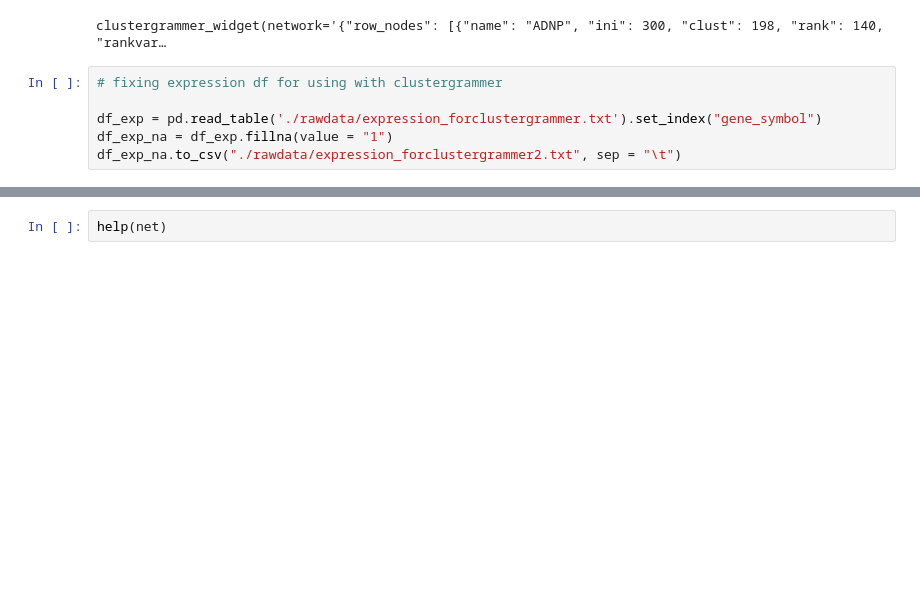
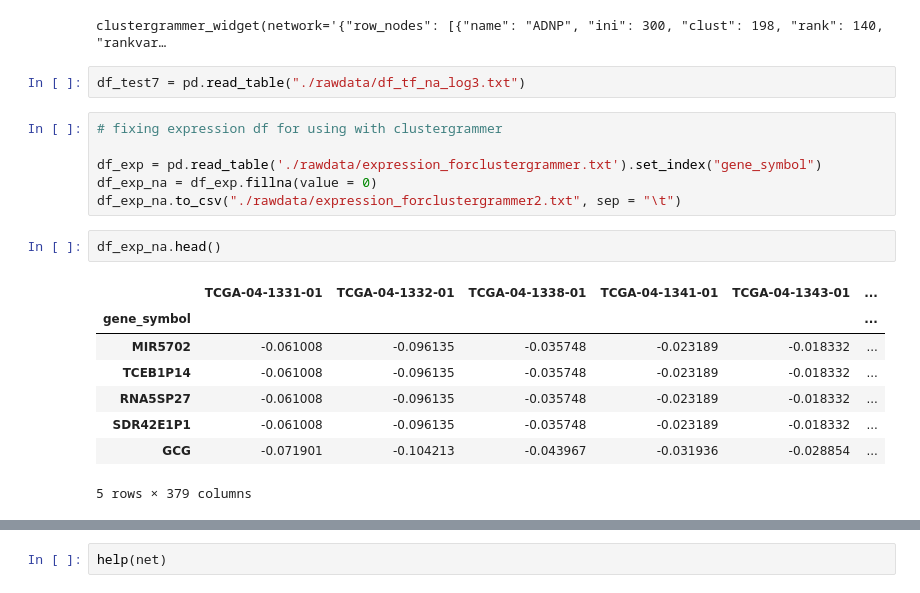
Before and after one commit to hfreid17/ovarian-cancer, a Jupyter notebook: pipeline/notebooks/Clustergrammer.ipynb, the cells around one changed output, grey strips where cells are left out. Drawn from its saved outputs; the diff is of its cells as text; blank space fills up the shorter version.

```diff
--- a/pipeline/notebooks/Clustergrammer.ipynb
+++ b/pipeline/notebooks/Clustergrammer.ipynb
@@ -24,12 +24,25 @@ net.cluster(enrichrgram=True)
 net.widget()
 # %% [output]
 clustergrammer_widget(network='{"row_nodes": [{"name": "ADNP", "ini": 300, "clust": 198, "rank": 140, "rankvar…
+# %%
+df_test7 = pd.read_table("./rawdata/df_tf_na_log3.txt")
 # %%
 # fixing expression df for using with clustergrammer
 
 df_exp = pd.read_table('./rawdata/expression_forclustergrammer.txt').set_index("gene_symbol")
-df_exp_na = df_exp.fillna(value = "1")
+df_exp_na = df_exp.fillna(value = 0)
 df_exp_na.to_csv("./rawdata/expression_forclustergrammer2.txt", sep = "\t")
+# %%
+df_exp_na.head()
+# %% [output]
+|  | TCGA-04-1331-01 | TCGA-04-1332-01 | TCGA-04-1338-01 | TCGA-04-1341-01 | TCGA-04-1343-01 | ... |
+| gene_symbol |  |  |  |  |  | ... |
+| MIR5702 | -0.061008 | -0.096135 | -0.035748 | -0.023189 | -0.018332 | ... |
+| TCEB1P14 | -0.061008 | -0.096135 | -0.035748 | -0.023189 | -0.018332 | ... |
+| RNA5SP27 | -0.061008 | -0.096135 | -0.035748 | -0.023189 | -0.018332 | ... |
+| SDR42E1P1 | -0.061008 | -0.096135 | -0.035748 | -0.023189 | -0.018332 | ... |
+| GCG | -0.071901 | -0.104213 | -0.043967 | -0.031936 | -0.028854 | ... |
+5 rows × 379 columns
 # %%
 # load matrix file--for expression log transformed data--check this data--took top 1000 variant genes but not sure if variance was calculated correctly
 net.load_file('./rawdata/expression_forclustergrammer2.txt')
```
Also changed, not shown: parts of 4 cells of this notebook, 8 other files.
